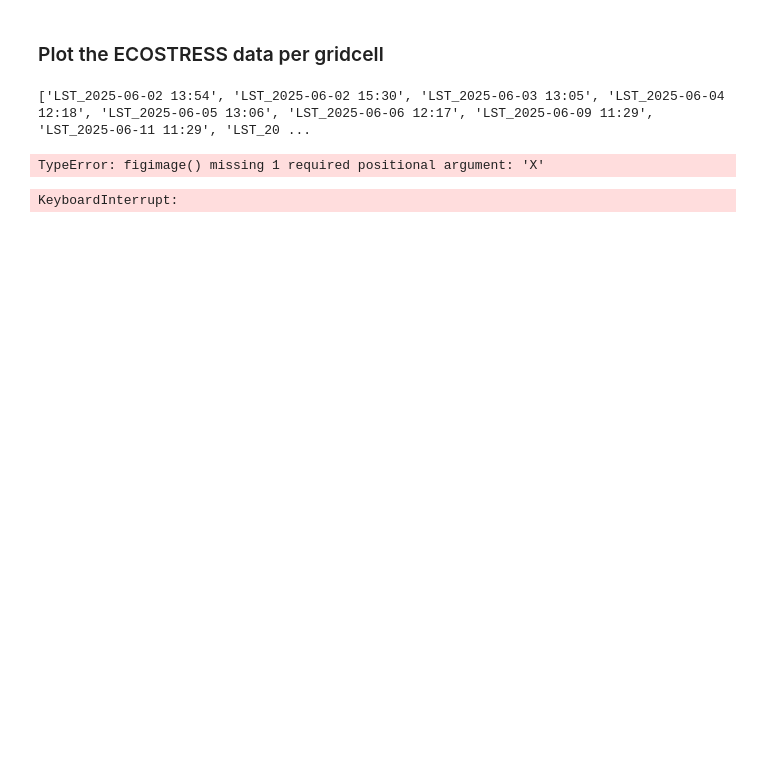
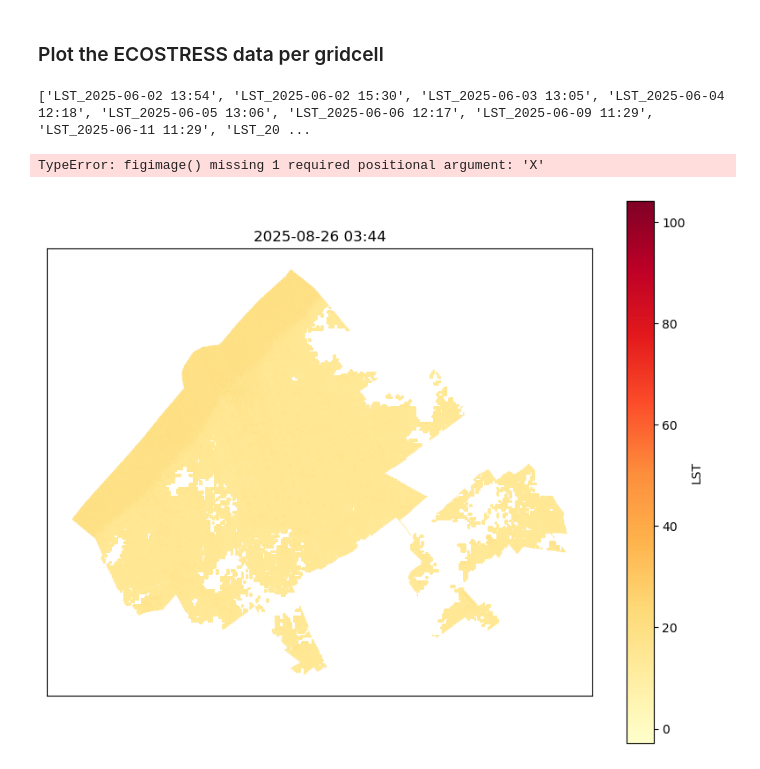
Before and after one commit to floorhoekstra/thesis, a Jupyter notebook: rasterize_tree_features.ipynb, the cells around one changed output. Drawn from its saved outputs; the diff is of its cells as text; code cells hidden in the pictures; blank space fills up the shorter version.

```diff
--- a/rasterize_tree_features.ipynb
+++ b/rasterize_tree_features.ipynb
@@ -203,40 +268,45 @@ TypeError: figimage() missing 1 required positional argument: 'X'
 # %%
 import matplotlib.animation as animation
 
 # Laad je GeoPackage
 grid = gpd.read_file("C:\\Floor\\Documenten\\ENV-year-2\\Thesis\\Data\\ecostress_merged.gpkg")
 
+# print(f"Grid geladen met {len(grid)} cellen.")
+# grid = grid.head(30000)
+
 # Selecteer LST-kolommen
 lst_cols = [c for c in grid.columns if c.startswith("LST_")]
+times = [c[4:] for c in lst_cols]
 
-# Bepaal tijden voor de x-as van de titel
-times = [c[4:] for c in lst_cols]  # "2025-06-02 13:54" etc.
+# Bepaal globale min en max waarden zodat de kleursschaal stabiel blijft
+all_vals = grid[lst_cols].values.flatten()
+vmin, vmax = np.nanmin(all_vals), np.nanmax(all_vals)
 
 # Plot-setup
 fig, ax = plt.subplots(figsize=(10, 8))
-grid.plot(ax=ax, color="white", edgecolor="none")  # witte achtergrond
-
-all_vals = grid[lst_cols].values.flatten()
-vmin, vmax = np.nanmin(all_vals), np.nanmax(all_vals)
 
 # Functie per frame
 def animate(i):
     ax.clear()
-    grid.plot(column=lst_cols[i], ax=ax, cmap="YlOrRd", edgecolor="none", legend=True)
+    # legend=False voorkomt al die dubbele balken!
+    grid.plot(column=lst_cols[i], ax=ax, cmap="YlOrRd", vmin=vmin, vmax=vmax, edgecolor="none", legend=False)
     ax.set_title(times[i], fontsize=12)
     ax.set_xticks([])
     ax.set_yticks([])
     return [ax]
 
+# Maak een losse kleurenbalk aan de hand van een dummy plot of colorbar (optioneel, of laat legend weg en gebruik een vaste norm)
+# Handigste manier voor geopandas legend zonder chaos:
+sm = plt.cm.ScalarMappable(cmap="YlOrRd", norm=plt.Normalize(vmin=vmin, vmax=vmax))
+sm._A = []
+fig.colorbar(sm, ax=ax, orientation="vertical", label="LST")
+
 # Animatie maken
 anim = animation.FuncAnimation(fig, animate, frames=len(lst_cols), interval=500)
 
-# Opslaan als mp4 (vereist ffmpeg)
+# Opslaan als mp4
 anim.save("C:\\Floor\\Documenten\\ENV-year-2\\Thesis\\Data\\lst_animation.mp4", writer="ffmpeg", fps=2)
 
-# Of als GIF (geen ffmpeg nodig)
-# anim.save("C:\\Floor\\Documenten\\ENV-year-2\\Thesis\\Data\\lst_animation.gif", writer="pillow", fps=2)
-
 plt.show()
 # %% [output]
-KeyboardInterrupt:
+[figure, added]
```
Also changed, not shown: parts of 5 cells of this notebook.
